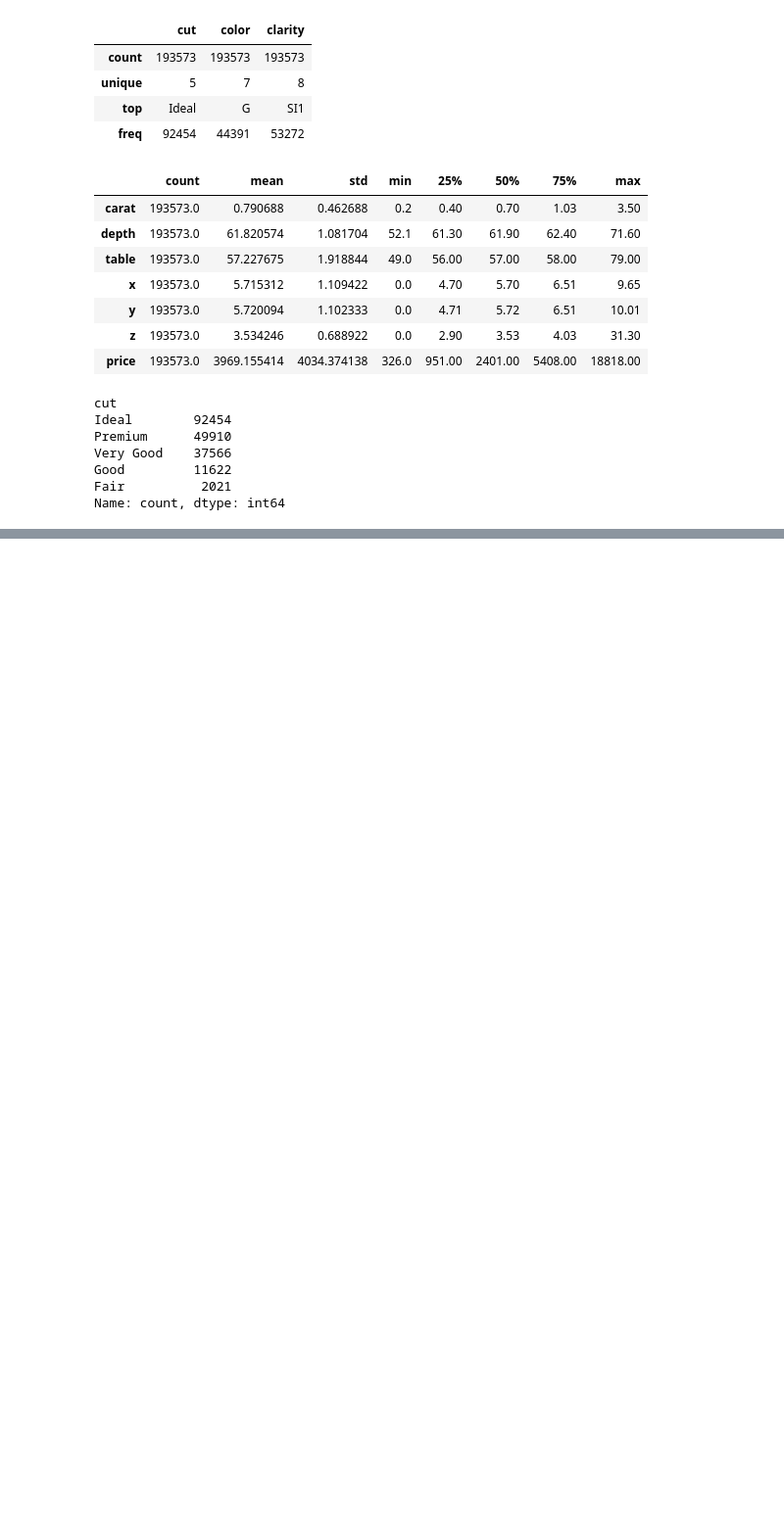
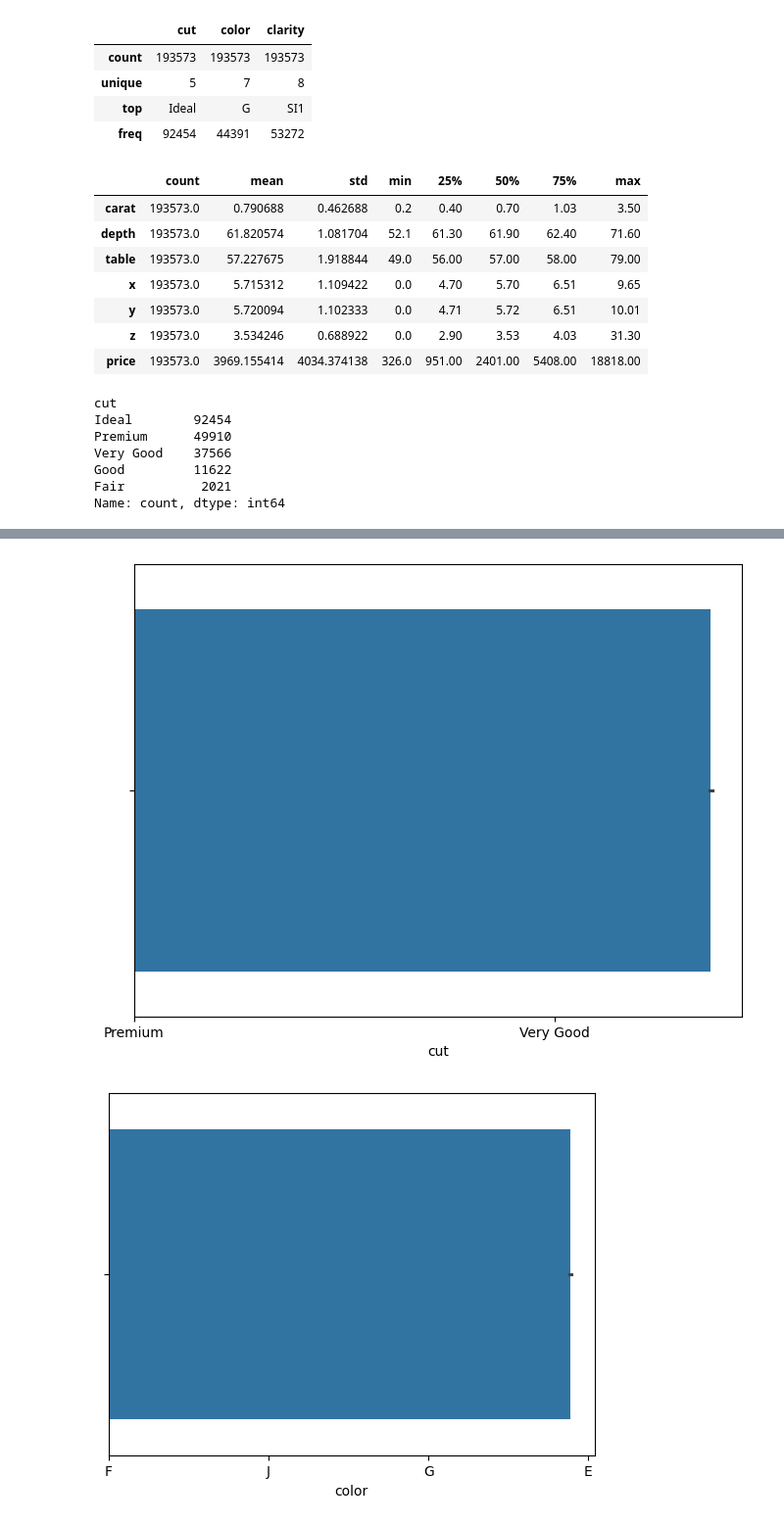
Before and after one commit to deepika768/FSDA_endtoend, a Jupyter notebook: notebooks/research.ipynb, the cells around one changed output, grey strips where cells are left out. Shown: that part at 98% size. Drawn from its saved outputs; the diff is of its cells as text; code cells hidden in the pictures; blank space fills up the shorter version.

```diff
--- a/notebooks/research.ipynb
+++ b/notebooks/research.ipynb
@@ -156,0 +174,10 @@ Name: count, dtype: int64
+# %%
+#categorical data
+
+plt.figure(figsize=(8,6))
+
+for col in categorical_col:
+    sns.barplot()
+# %% [output]
+[figure, added]
+[figure, added]
```
Also changed, not shown: parts of 11 cells of this notebook, 2 other files.
